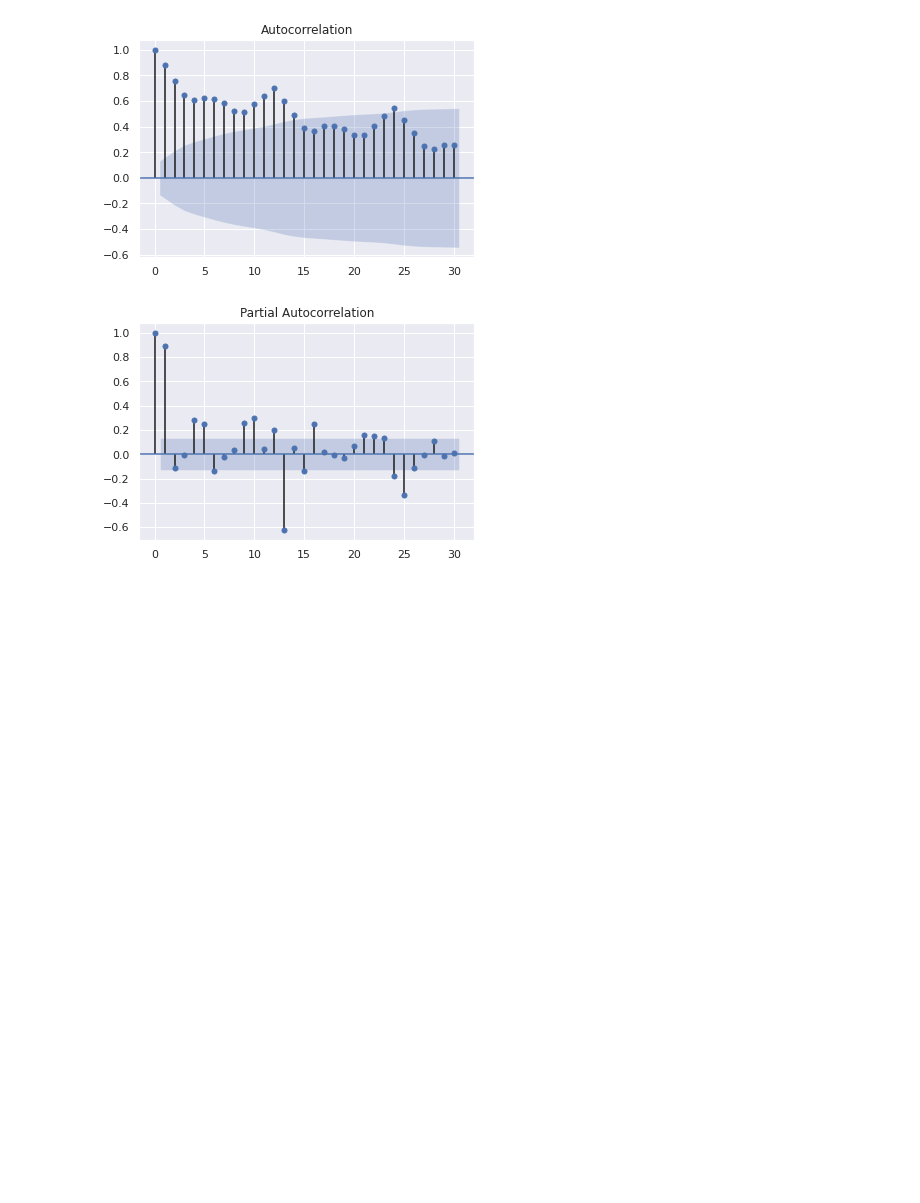
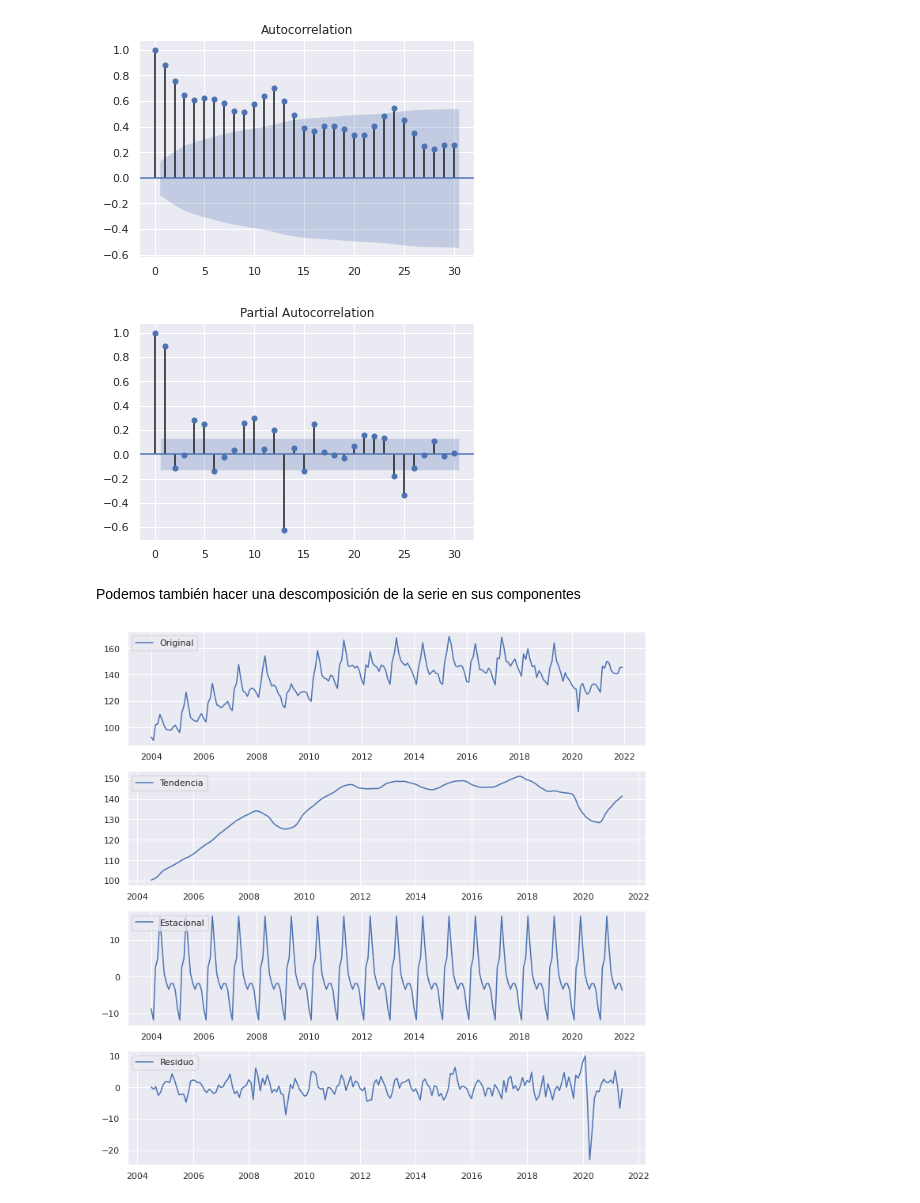
Before and after one commit to LCaravaggio/ClaseTimeSeries, a Jupyter notebook: Ejercicio1.ipynb, the cells around one changed output. Cells and saved outputs as stored; diff of their text form; code cells hidden in the pictures; blank space fills up the shorter version.

```diff
--- a/Ejercicio1.ipynb
+++ b/Ejercicio1.ipynb
@@ -84,3 +84,33 @@ plot_pacf(emae, lags=30)
 plt.show()
 # %% [output]
 [figure]
+# %% [markdown]
+Podemos también hacer una descomposición de la serie en sus componentes
+# %%
+plt.rcParams["figure.figsize"] = (10,10)
+# %%
+from statsmodels.tsa.seasonal import seasonal_decompose
+decomposition=seasonal_decompose(emae)
+
+original=decomposition.observed
+trend=decomposition.trend
+seasonal=decomposition.seasonal
+residual=decomposition.resid
+
+plt.subplot(411)
+plt.plot(original, label='Original')
+plt.legend(loc='upper left')
+plt.subplot(412)
+plt.plot(trend, label='Tendencia')
+plt.legend(loc='upper left')
+plt.subplot(413)
+plt.plot(seasonal, label='Estacional')
+plt.legend(loc='upper left')
+plt.subplot(414)
+plt.plot(residual, label='Residuo')
+plt.legend(loc='upper left')
+plt.tight_layout()
+
+plt.show()
+# %% [output]
+[figure, added]
```
